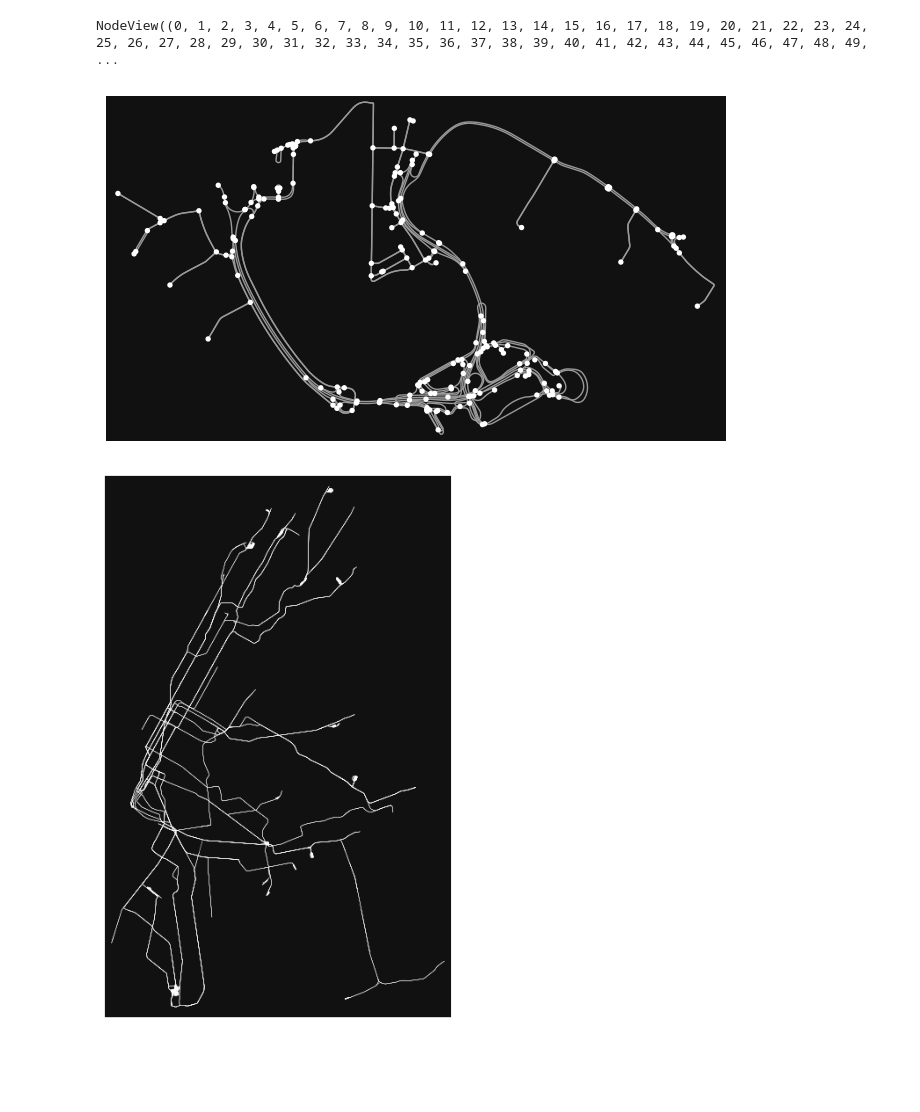
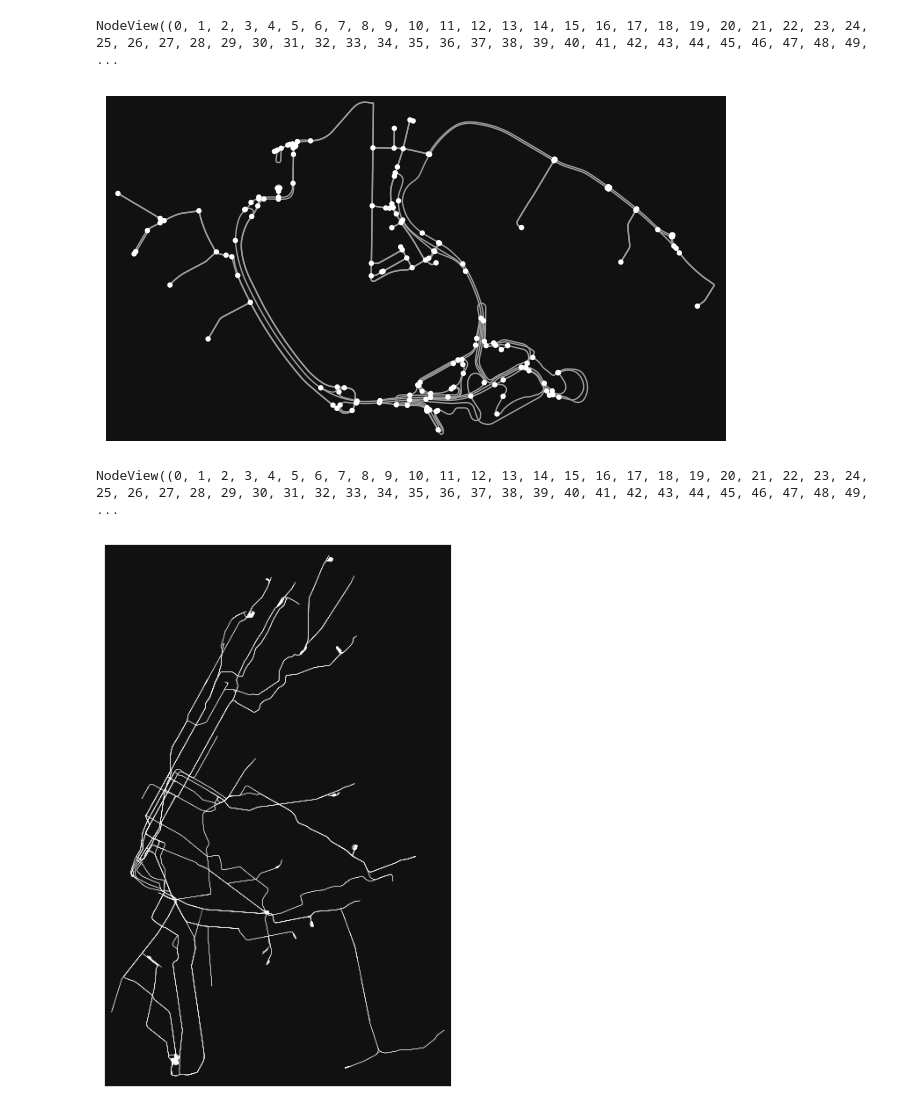
Before and after one commit to CoffeeAndConvexity/GUARD, a Jupyter notebook: notebooks/simple_game.ipynb, the cells around one changed output. Saved outputs shown, nothing was run; the diff lists cells and outputs as text; code cells hidden in the pictures; blank space fills up the shorter version.

```diff
--- a/notebooks/simple_game.ipynb
+++ b/notebooks/simple_game.ipynb
@@ -61,10 +61,21 @@ G_hy_s.nodes
 NodeView((0, 1, 2, 3, 4, 5, 6, 7, 8, 9, 10, 11, 12, 13, 14, 15, 16, 17, 18, 19, 20, 21, 22, 23, 24, 25, 26, 27, 28, 29, 30, 31, 32, 33, 34, 35, 36, 37, 38, 39, 40, 41, 42, 43, 44, 45, 46, 47, 48, 49,  ...
 # %%
 # download/model a street network for some city then visualize it
-G_jfk = nx.convert_node_labels_to_integers(ox.graph_from_place("John F Kennedy International Airport, New York, USA", network_type="drive"))
-fig, ax = ox.plot_graph(G_jfk)
+G_hy = ox.graph_from_place("John F Kennedy International Airport, New York, USA", network_type="drive")
+strong = sorted(nx.strongly_connected_components(G_hy), key=len, reverse=True)
+G_hy_s = nx.convert_node_labels_to_integers(G_hy.subgraph(strong[0]))
+fig, ax = ox.plot_graph(G_hy_s)
+
+coords = [(G_hy_s.nodes[x]['x'],(G_hy_s.nodes[x]['y'])) for x in range(len(G_hy_s.nodes))]
+min_max_scaler = MinMaxScaler()
+coords_scaled = min_max_scaler.fit_transform(coords)
+for i in range(len(G_hy_s.nodes)):
+    G_hy_s.nodes[i]['scaled_x'], G_hy_s.nodes[i]['scaled_y'] = coords_scaled[i,0],coords_scaled[i,1]
+
+G_hy_s.nodes
 # %% [output]
-[figure, old version]
+[figure, new version]
+NodeView((0, 1, 2, 3, 4, 5, 6, 7, 8, 9, 10, 11, 12, 13, 14, 15, 16, 17, 18, 19, 20, 21, 22, 23, 24, 25, 26, 27, 28, 29, 30, 31, 32, 33, 34, 35, 36, 37, 38, 39, 40, 41, 42, 43, 44, 45, 46, 47, 48, 49,  ...
 # %%
 # get NY subway rail network
 G = ox.graph_from_place(
```
Also changed, not shown: 20 other files.
